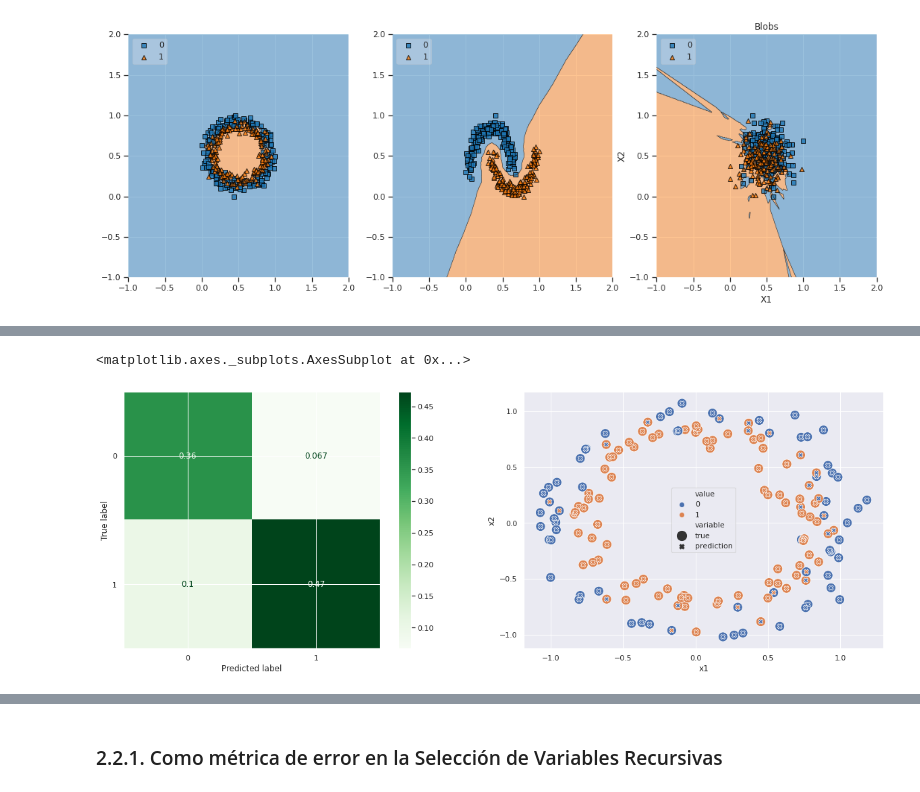
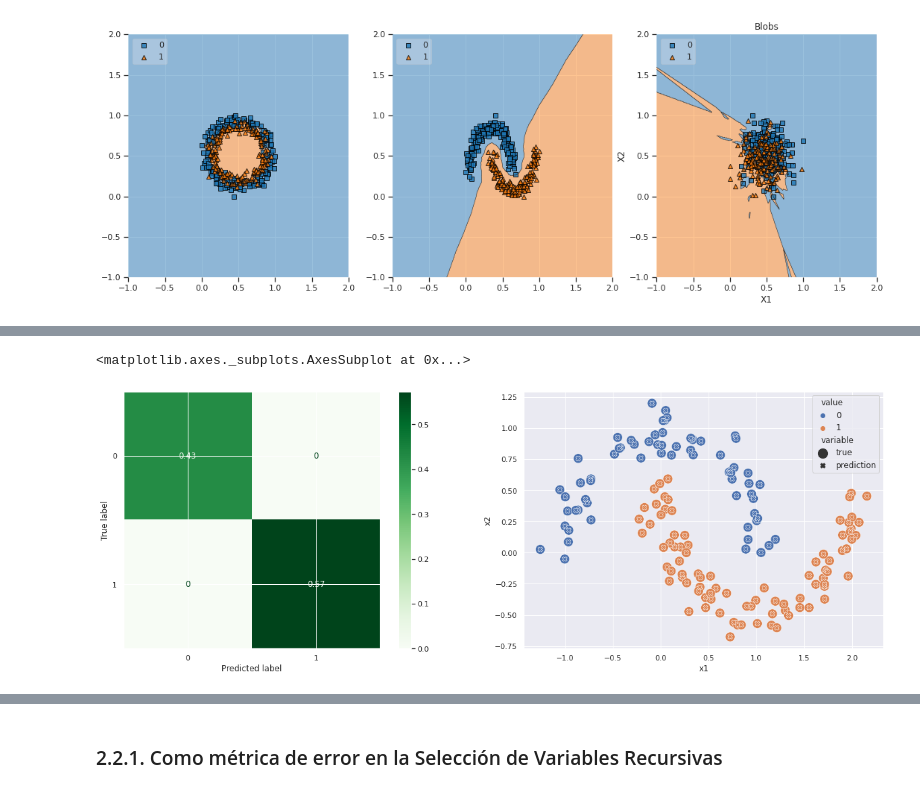
Before and after one commit to Alveuz/Intro2MLwithPython, a Jupyter notebook: notebooks/03FromReg2ClasswAns.ipynb, the cells around one changed output, grey strips where cells are left out. Cells and saved outputs as stored; diff of their text form; code cells hidden in the pictures.

```diff
--- a/notebooks/03FromReg2ClasswAns.ipynb
+++ b/notebooks/03FromReg2ClasswAns.ipynb
@@ -844,6 +945,7 @@ plt.show();
 from sklearn.linear_model import LogisticRegression
 from sklearn.tree import DecisionTreeClassifier
 from sklearn.neighbors import KNeighborsClassifier
+from sklearn.svm import SVC
 
 from sklearn.model_selection import train_test_split
 
@@ -854,13 +956,13 @@ import pandas as pd
 import matplotlib.pyplot as plt
 import seaborn as sns; sns.set();
 
-X_train, X_test, y_train, y_test = train_test_split(X_circ, y_circ,
+# X_train, X_test, y_train, y_test = train_test_split(X_circ, y_circ,
+#                                                     test_size=0.3,
+#                                                     random_state=1)
+
+X_train, X_test, y_train, y_test = train_test_split(X_moon, y_moon,
                                                     test_size=0.3,
                                                     random_state=1)
-
-# X_train, X_test, y_train, y_test = train_test_split(X_moon, y_moon,
-#                                                     test_size=0.3,
-#                                                     random_state=1)
 
 # X_train, X_test, y_train, y_test = train_test_split(X_blob, y_blob,
 #                                                     test_size=0.3,
@@ -870,35 +972,37 @@ X_train, X_test, y_train, y_test = train_test_split(X_circ, y_circ,
 # model = DecisionTreeClassifier(criterion='entropy',
 #                                max_depth=5,
 #                                min_samples_split = 20,
 #                                random_state=0)
-model = KNeighborsClassifier(n_neighbors=5)
+# model = KNeighborsClassifier(n_neighbors=5)
+model = SVC(C=10.0, kernel='rbf', gamma='scale')
+
 model.fit(X_train,y_train)
 
 # make a prediction
 yhat = model.predict(X_test)
 
 res_df = pd.DataFrame({'x1': X_test[:,0],
                          'x2': X_test[:,1],
                          'true': y_test[:],
                          'prediction': yhat[:]})
 
 res_df_mlt = pd.melt(res_df,
                        id_vars=['x1','x2'],
                        value_vars=['true', 'prediction'])
 
 # print(res_df_mlt.head())
 
 fig, axs = plt.subplots(1,2,figsize=(21,7))
 disp = plot_confusion_matrix(model, X_test, y_test,
                             #  display_labels=['1','0'],
                              cmap=plt.cm.Greens,ax=axs[0], normalize = 'all'
                             )
 
 sns.scatterplot(x="x1", y="x2", hue="value", style= 'variable', size='variable', sizes=[200,50],
                      data=res_df_mlt, ax=axs[1])
 # %% [output]
 <matplotlib.axes._subplots.AxesSubplot at 0x...>
-[figure, old version]
+[figure, new version]
 # %% [markdown]
 ---
 ## 2.2. Usos de la Validación Cruzada para Clasificación
```
Also changed, not shown: parts of 5 cells of this notebook, 1 other file.
